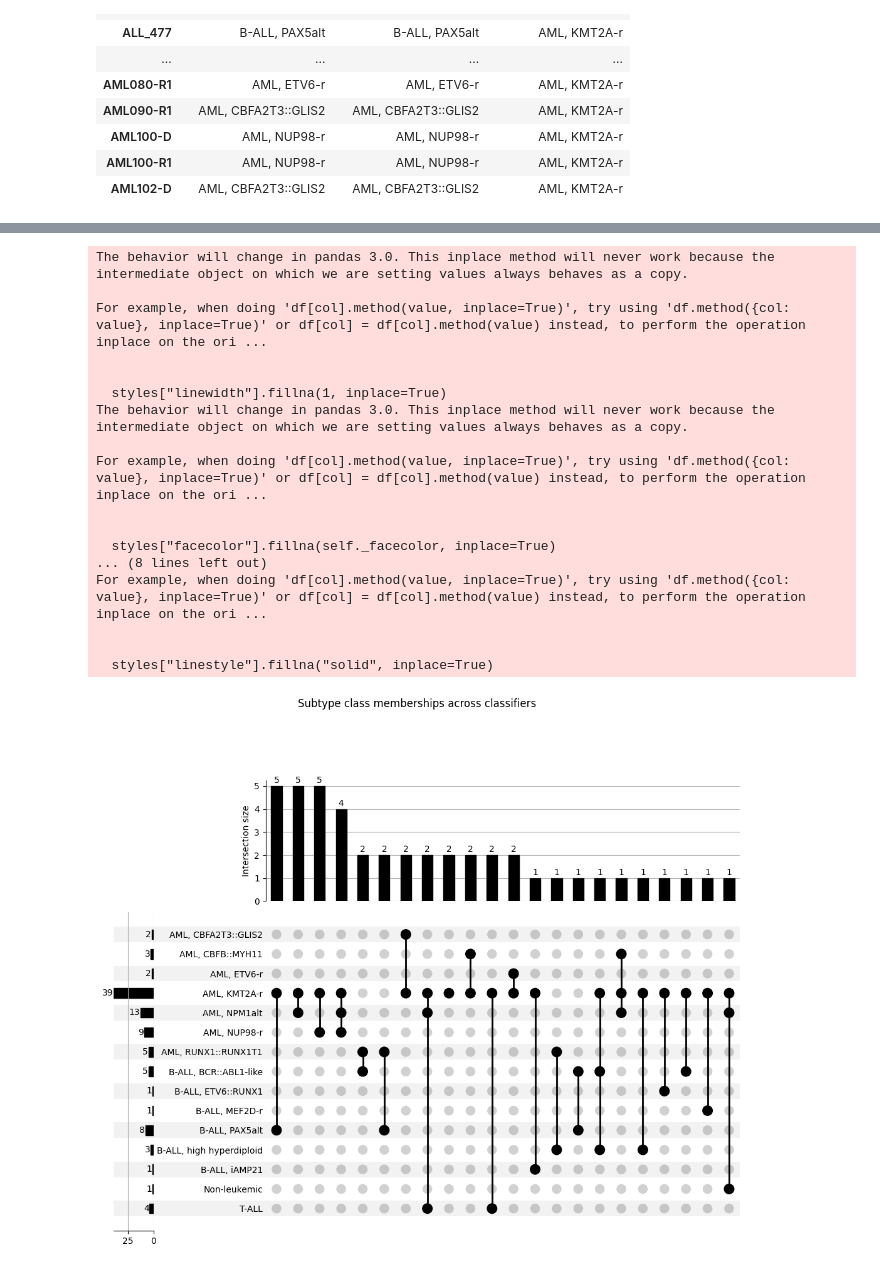
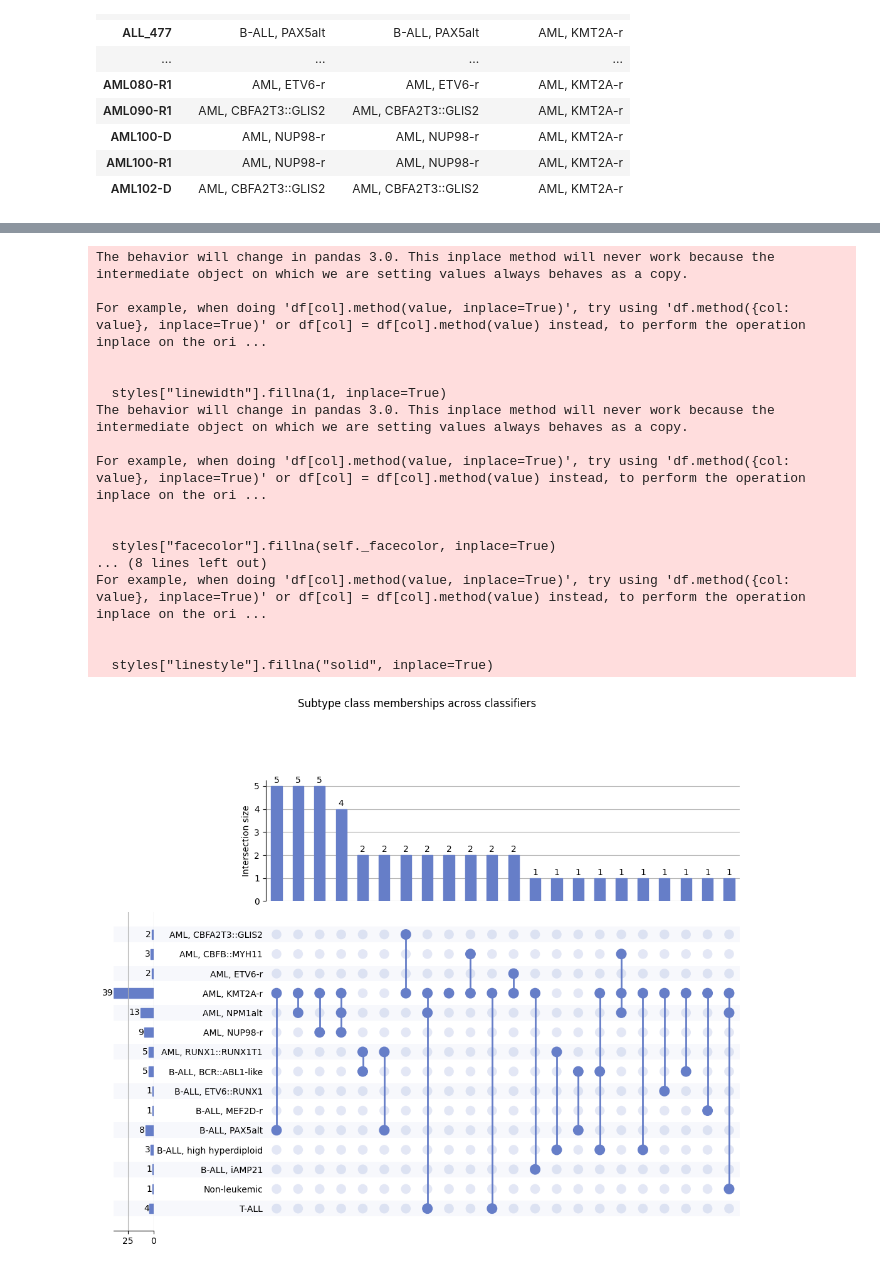
Before and after one commit to Molmed/pallas, a Jupyter notebook: reports/8_bimodal_upset.ipynb, the cells around one changed output, grey strips where cells are left out. Cells and saved outputs as stored; diff of their text form; code cells hidden in the pictures.

```diff
--- a/reports/8_bimodal_upset.ipynb
+++ b/reports/8_bimodal_upset.ipynb
@@ -25,3 +6,9 @@ import matplotlib.pyplot as plt
+# %%
+REPORT_OUTPUT_DIR = "/home/mariya/Development/pallas/reports/output/evaluation/bimodal_unlabeled"
+
+# Create dir if it doesnt exist
+if not os.path.exists(REPORT_OUTPUT_DIR):
+    os.makedirs(REPORT_OUTPUT_DIR)
 # %%
 colors_tsv = "/home/mariya/Development/pallas/configs/class_colors.tsv"
 
@@ -46,6 +33,13 @@ palette_df
 | 33 | B-ALL, IKZF1 N159Y | #F6222E |
 | 34 | T-ALL | #1CFFCE |
 | 35 | Non-leukemic | #E4E1E3 |
+# %%
+BLUE="#667ec8"
+RED="#d64a51"
+YELLOW="#d6ce2f"
+GREEN="#90c23a"
+LIGHTBLUE="#60acda"
+PURPLE="#9454b0"
 # %%
 
 df = pd.read_csv("/home/mariya/Development/pallas/reports/output/predictions/bimodal/unlabeled_predictions.csv", index_col=0)
@@ -138,35 +154,37 @@ upset_data = from_memberships(memberships, data=df.index)
 fig = plt.figure(figsize=(12, 6))
 upset = UpSet(
     upset_data,
     subset_size="count",
     show_counts=True,
     sort_by="cardinality",
     sort_categories_by="-input",   # preserves your class order
+    facecolor=BLUE
 )
 upset.plot(fig)
 
 plt.suptitle("Subtype class memberships across classifiers", y=1.02)
-plt.savefig("upset_class_memberships.png", dpi=150, bbox_inches="tight")
+fig_path = os.path.join(REPORT_OUTPUT_DIR, "upset_class_memberships.svg")
+plt.savefig(fig_path, dpi=150, bbox_inches="tight")
 plt.show()
 # %% [output]
 The behavior will change in pandas 3.0. This inplace method will never work because the intermediate object on which we are setting values always behaves as a copy.
 
 For example, when doing 'df[col].method(value, inplace=True)', try using 'df.method({col: value}, inplace=True)' or df[col] = df[col].method(value) instead, to perform the operation inplace on the ori ...
 
 
   styles["linewidth"].fillna(1, inplace=True)
 The behavior will change in pandas 3.0. This inplace method will never work because the intermediate object on which we are setting values always behaves as a copy.
 
 For example, when doing 'df[col].method(value, inplace=True)', try using 'df.method({col: value}, inplace=True)' or df[col] = df[col].method(value) instead, to perform the operation inplace on the ori ...
 
 
   styles["facecolor"].fillna(self._facecolor, inplace=True)
 ... (8 lines left out)
 For example, when doing 'df[col].method(value, inplace=True)', try using 'df.method({col: value}, inplace=True)' or df[col] = df[col].method(value) instead, to perform the operation inplace on the ori ...
 
 
   styles["linestyle"].fillna("solid", inplace=True)
-[figure, old version]
+[figure, new version]
 # %%
 import matplotlib.pyplot as plt
 import pandas as pd
```
Also changed, not shown: parts of 4 cells of this notebook, 3 other files.
